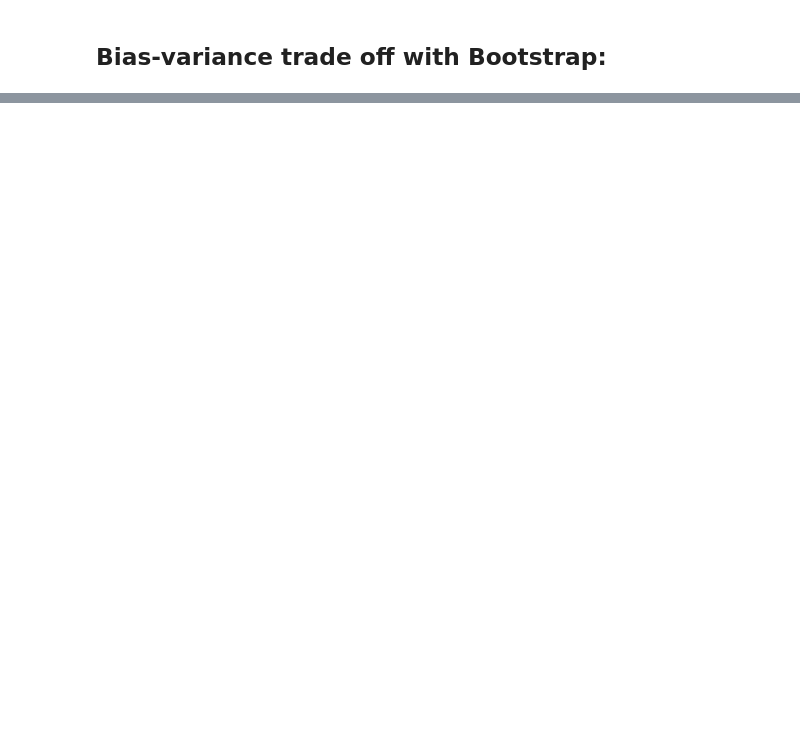
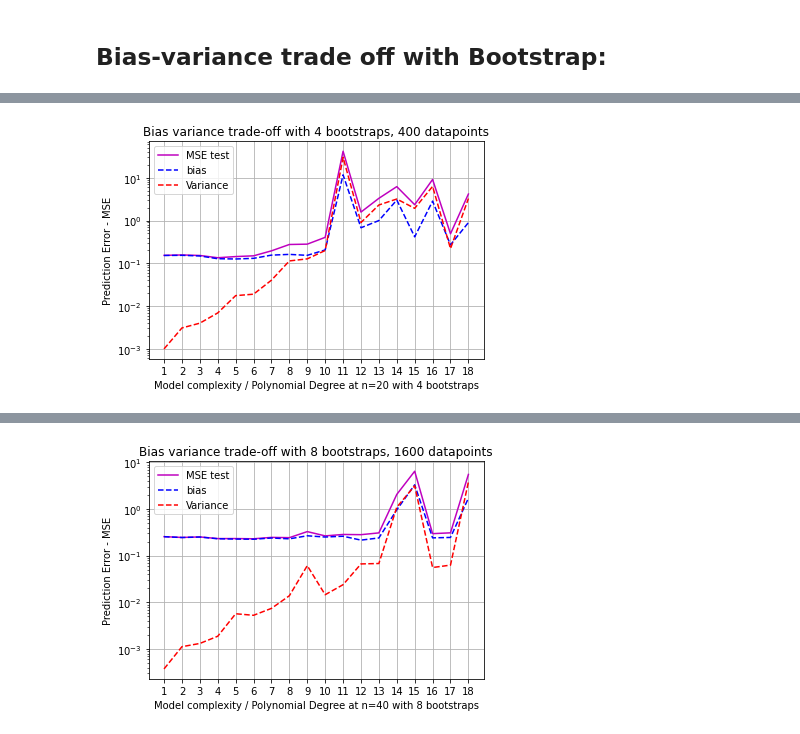
Before and after one commit to AndreasBordvik/FYS-STK4155-Prj1_report, a Jupyter notebook: code/Exercise2.ipynb, the cells around one changed output, grey strips where cells are left out. Cells and saved outputs as stored; diff of their text form; code cells hidden in the pictures; blank space fills up the shorter version.

```diff
--- a/code/Exercise2.ipynb
+++ b/code/Exercise2.ipynb
@@ -67,8 +72,8 @@ for n in (20,40):
 for n in (20,40):
 
     SEED_VALUE = np.random.seed(4155)
-    n_bootstraps = n**2 - int((n**2)/2)
-    maxdegree = 5
+    n_bootstraps = int(n/5)
+    maxdegree = 18
     x = np.sort(np.random.uniform(0, 1, n))
     y = np.sort(np.random.uniform(0, 1, n))
     x,y = np.meshgrid(x,y)
@@ -85,10 +90,11 @@ for n in (20,40):
     #plt.plot(polydegree, bias+variance,"g--", label='bias+variance')
 
     plt.xlabel(f"Model complexity / Polynomial Degree at n={n} with {n_bootstraps} bootstraps")
-    plt.ylabel("Prediction Error - MSE (log)")
+    plt.ylabel("Prediction Error - MSE")
     plt.xticks(polydegree)
     plt.grid(True)
     plt.legend()
     plt.title(f"Bias variance trade-off with {n_bootstraps} bootstraps, {n**2} datapoints")
     plt.savefig(f"{REPORT_FIGURES}{EX2}model_complexity_using_bootstrap_function_n_{n}.pdf")
     plt.show()
+# %% [output]
@@ -94,0 +102 @@ for n in (20,40):
+[figure, added]
@@ -94,0 +104 @@ for n in (20,40):
+[figure, added]
```
Also changed, not shown: parts of 3 cells of this notebook, 21 other files.
